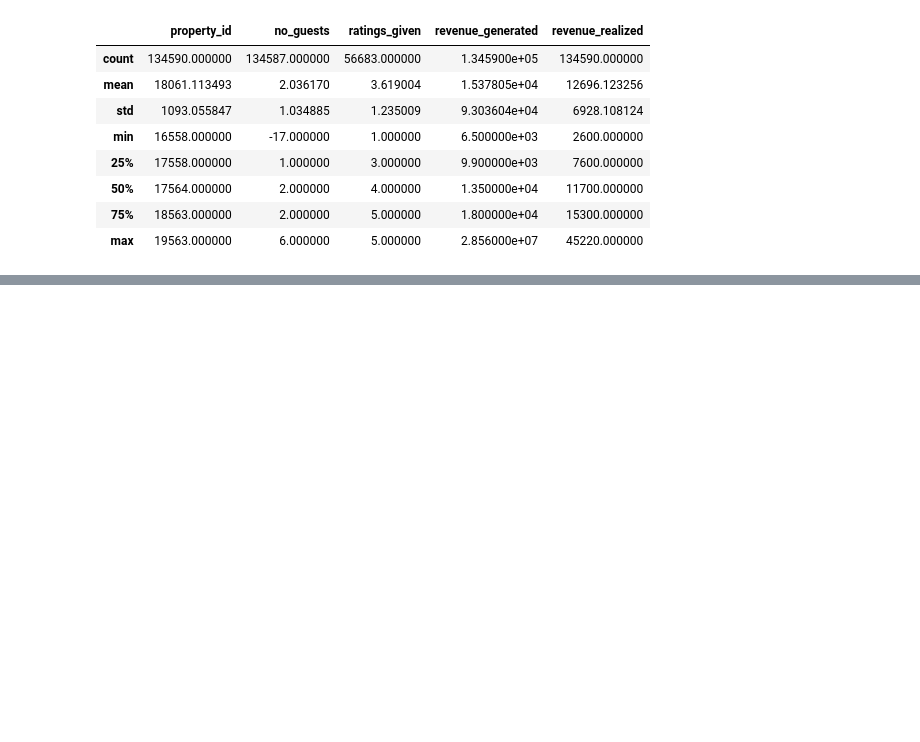
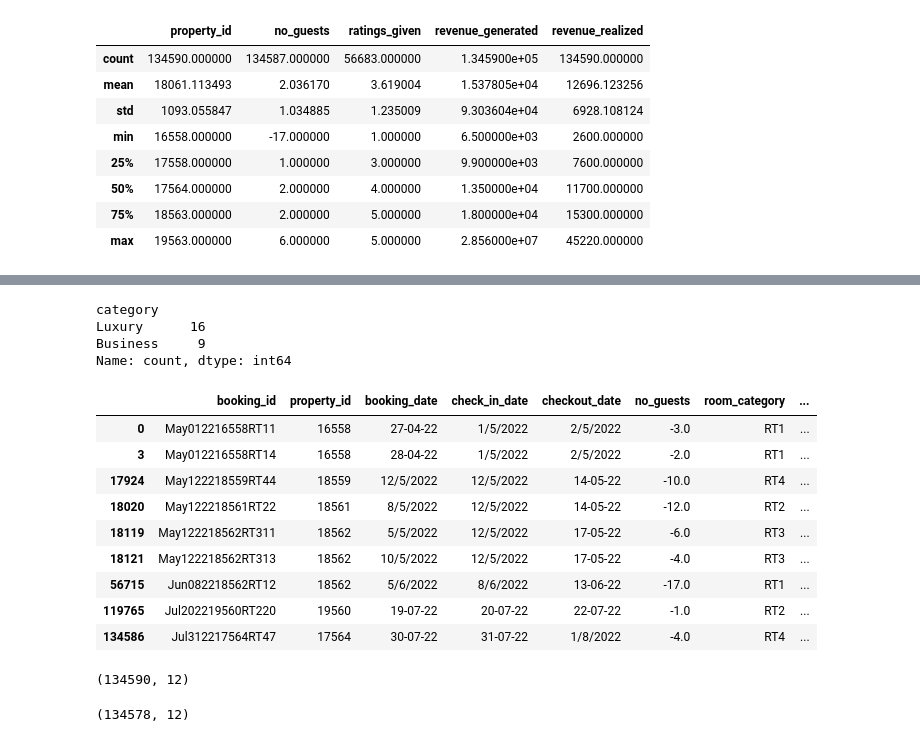
Before and after one commit to zzgirirohit001-tech/Hospitality-Analysis, a Jupyter notebook: Untitled1.ipynb, the cells around one changed output, grey strips where cells are left out. Cells and saved outputs as stored; diff of their text form; code cells hidden in the pictures; blank space fills up the shorter version.

```diff
--- a/Untitled1.ipynb
+++ b/Untitled1.ipynb
@@ -56,0 +76,29 @@ df_bookings.revenue_generated.min(),
+# %%
+df_hotels.category.value_counts()
+# %% [output]
+category
+Luxury      16
+Business     9
+Name: count, dtype: int64
+# %%
+df_bookings[df_bookings.no_guests<=0]
+# %% [output]
+|  | booking_id | property_id | booking_date | check_in_date | checkout_date | no_guests | room_category | ... |
+| 0 | May012216558RT11 | 16558 | 27-04-22 | 1/5/2022 | 2/5/2022 | -3.0 | RT1 | ... |
+| 3 | May012216558RT14 | 16558 | 28-04-22 | 1/5/2022 | 2/5/2022 | -2.0 | RT1 | ... |
+| 17924 | May122218559RT44 | 18559 | 12/5/2022 | 12/5/2022 | 14-05-22 | -10.0 | RT4 | ... |
+| 18020 | May122218561RT22 | 18561 | 8/5/2022 | 12/5/2022 | 14-05-22 | -12.0 | RT2 | ... |
+| 18119 | May122218562RT311 | 18562 | 5/5/2022 | 12/5/2022 | 17-05-22 | -6.0 | RT3 | ... |
+| 18121 | May122218562RT313 | 18562 | 10/5/2022 | 12/5/2022 | 17-05-22 | -4.0 | RT3 | ... |
+| 56715 | Jun082218562RT12 | 18562 | 5/6/2022 | 8/6/2022 | 13-06-22 | -17.0 | RT1 | ... |
+| 119765 | Jul202219560RT220 | 19560 | 19-07-22 | 20-07-22 | 22-07-22 | -1.0 | RT2 | ... |
+| 134586 | Jul312217564RT47 | 17564 | 30-07-22 | 31-07-22 | 1/8/2022 | -4.0 | RT4 | ... |
+# %%
+df_bookings.shape
+# %% [output]
+(134590, 12)
+# %%
+df_bookings = df_bookings[df_bookings.no_guests>0] #removed the negative values rows (data clean)
+df_bookings.shape
+# %% [output]
+(134578, 12)
```
Also changed, not shown: parts of 4 cells of this notebook.
